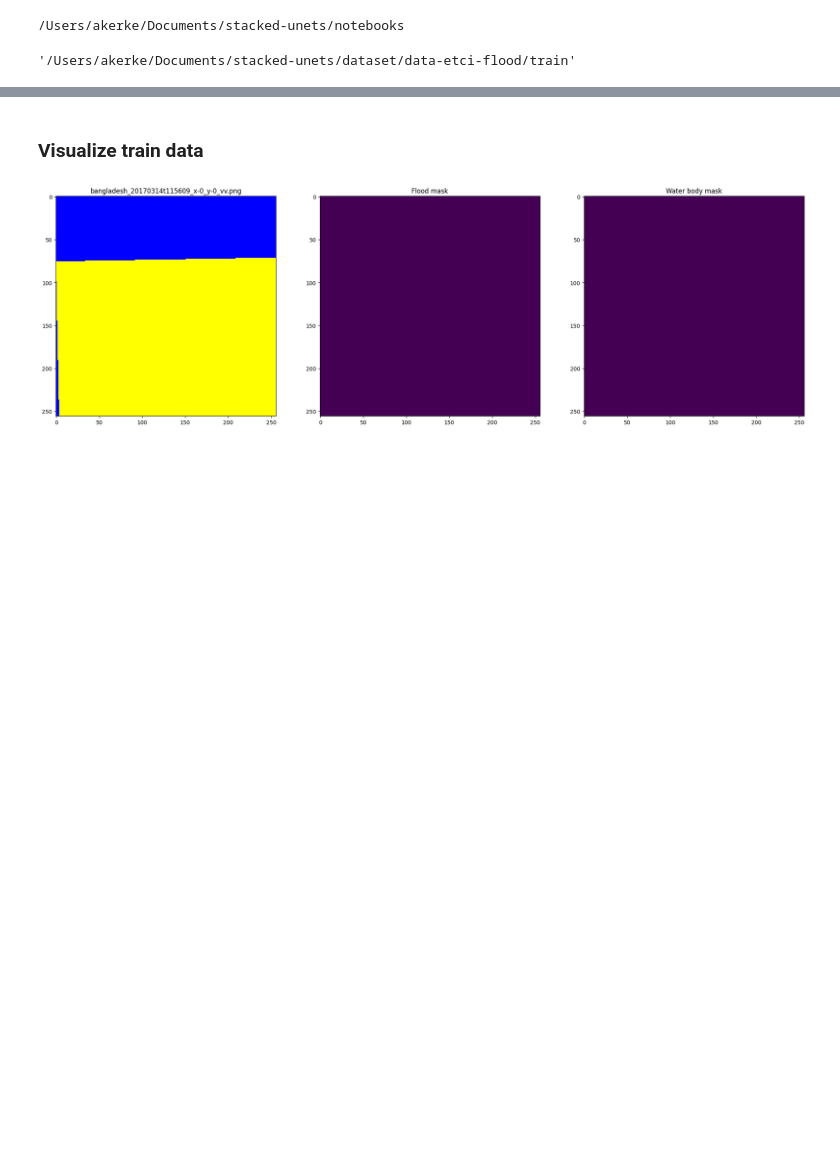
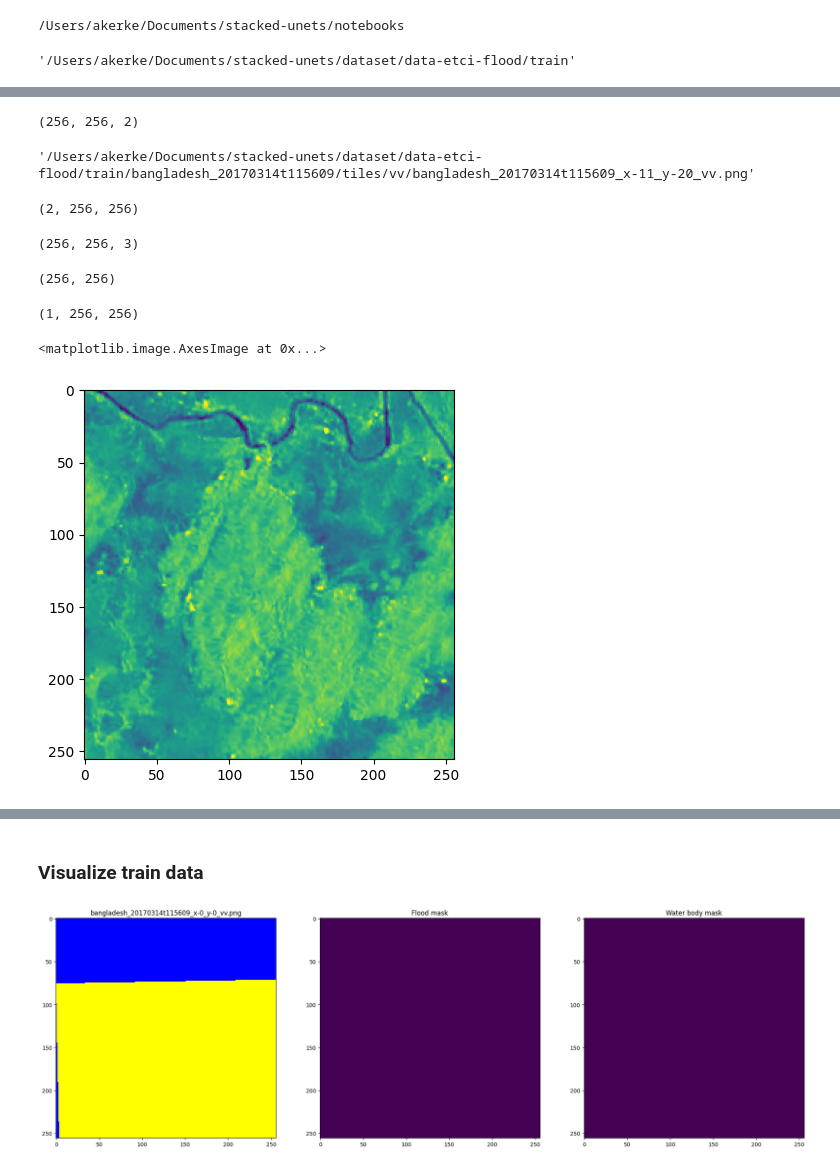
Before and after one commit to AkerkeKesha/stacked-unets, a Jupyter notebook: notebooks/etci_dataset_EDA.ipynb, the cells around one changed output, grey strips where cells are left out. Cells and saved outputs as stored; diff of their text form; code cells hidden in the pictures; blank space fills up the shorter version.

```diff
--- a/notebooks/etci_dataset_EDA.ipynb
+++ b/notebooks/etci_dataset_EDA.ipynb
@@ -31,0 +36,41 @@ test_df.shape, train_df.shape
+# %%
+index = 100
+df_row = train_df.iloc[index]
+
+vv_image_path = df_row['vv_image_path']
+vh_image_path = df_row['vh_image_path']
+vv_image = cv2.imread(vv_image_path, 0) / 255.0
+vh_image = cv2.imread(vh_image_path, 0) / 255.0
+
+input_image = np.dstack((vv_image, vh_image))
+print(input_image.shape)
+# %% [output]
+(256, 256, 2)
+# %%
+vv_image_path
+# %% [output]
+'/Users/akerke/Documents/stacked-unets/dataset/data-etci-flood/train/bangladesh_20170314t115609/tiles/vv/bangladesh_20170314t115609_x-11_y-20_vv.png'
+# %%
+output = np.transpose(input_image, (2, 0, 1)).astype('float32')
+output.shape
+# %% [output]
+(2, 256, 256)
+# %%
+rgb_image = grayscale_to_rgb(vv_image, vh_image)
+rgb_image.shape
+# %% [output]
+(256, 256, 3)
+# %%
+gray_image = sar_to_grayscale(vv_image, vh_image)
+gray_image.shape
+# %% [output]
+(256, 256)
+# %%
+np.expand_dims(gray_image, axis=0).astype('float32').shape
+# %% [output]
+(1, 256, 256)
+# %%
+plt.imshow(gray_image)
+# %% [output]
+<matplotlib.image.AxesImage at 0x...>
+[figure, added]
```
Also changed, not shown: parts of 22 cells of this notebook, 5 other files.
